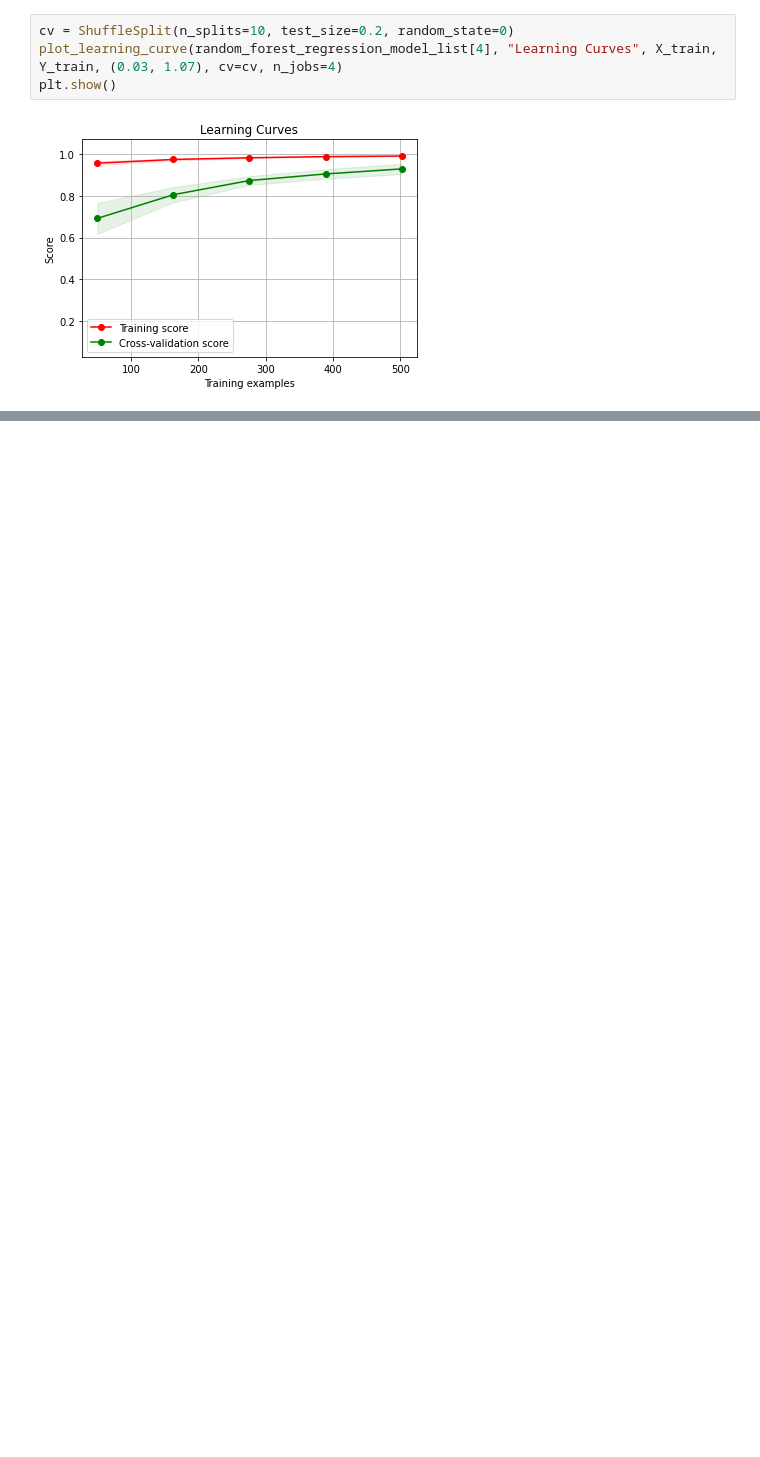
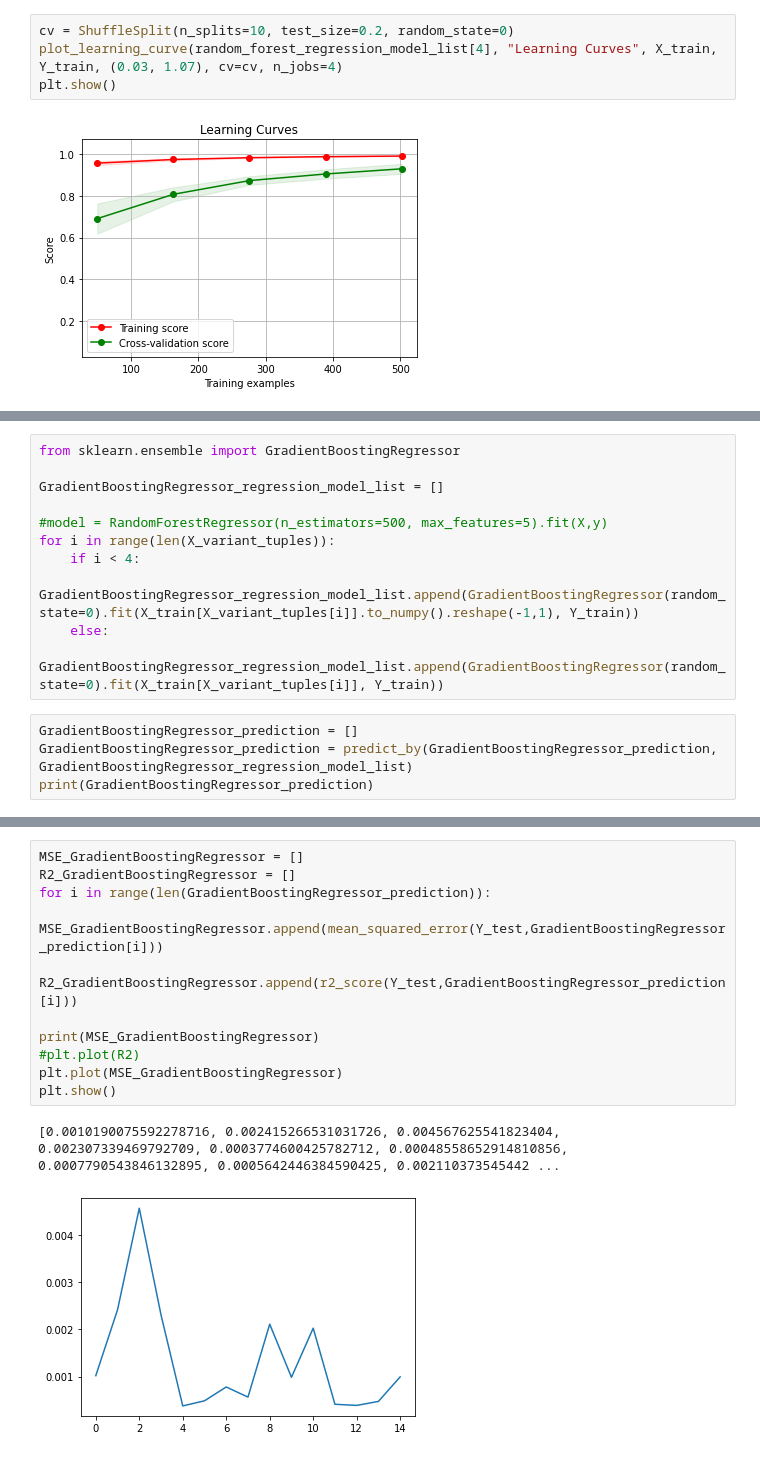
Before and after one commit to YarikHumanities/Canser-Analysis, a Jupyter notebook: methods.ipynb, the cells around one changed output, grey strips where cells are left out. Cells and saved outputs as stored; diff of their text form; blank space fills up the shorter version.

```diff
--- a/methods.ipynb
+++ b/methods.ipynb
@@ -268,0 +342,15 @@ plt.show()
+# %%
+from sklearn.ensemble import GradientBoostingRegressor
+
+GradientBoostingRegressor_regression_model_list = []
+
+#model = RandomForestRegressor(n_estimators=500, max_features=5).fit(X,y)
+for i in range(len(X_variant_tuples)):
+    if i < 4:
+       GradientBoostingRegressor_regression_model_list.append(GradientBoostingRegressor(random_state=0).fit(X_train[X_variant_tuples[i]].to_numpy().reshape(-1,1), Y_train))
+    else:
+        GradientBoostingRegressor_regression_model_list.append(GradientBoostingRegressor(random_state=0).fit(X_train[X_variant_tuples[i]], Y_train))
+# %%
+GradientBoostingRegressor_prediction = []
+GradientBoostingRegressor_prediction = predict_by(GradientBoostingRegressor_prediction, GradientBoostingRegressor_regression_model_list)
+print(GradientBoostingRegressor_prediction)
@@ -268,0 +375,14 @@ plt.show()
+# %%
+MSE_GradientBoostingRegressor = []
+R2_GradientBoostingRegressor = []
+for i in range(len(GradientBoostingRegressor_prediction)):
+    MSE_GradientBoostingRegressor.append(mean_squared_error(Y_test,GradientBoostingRegressor_prediction[i]))
+    R2_GradientBoostingRegressor.append(r2_score(Y_test,GradientBoostingRegressor_prediction[i]))
+
+print(MSE_GradientBoostingRegressor)
+#plt.plot(R2)
+plt.plot(MSE_GradientBoostingRegressor)
+plt.show()
+# %% [output]
+[0.0010190075592278716, 0.002415266531031726, 0.004567625541823404, 0.002307339469792709, 0.0003774600425782712, 0.00048558652914810856, 0.0007790543846132895, 0.0005642446384590425, 0.002110373545442 ...
+[figure, added]
```
Also changed, not shown: parts of 14 cells of this notebook, 1 other file.
